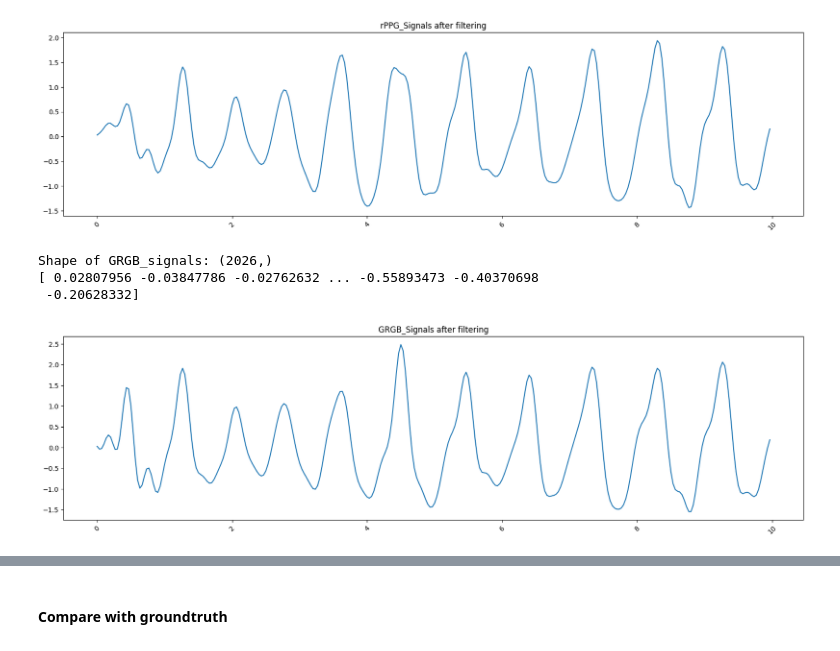
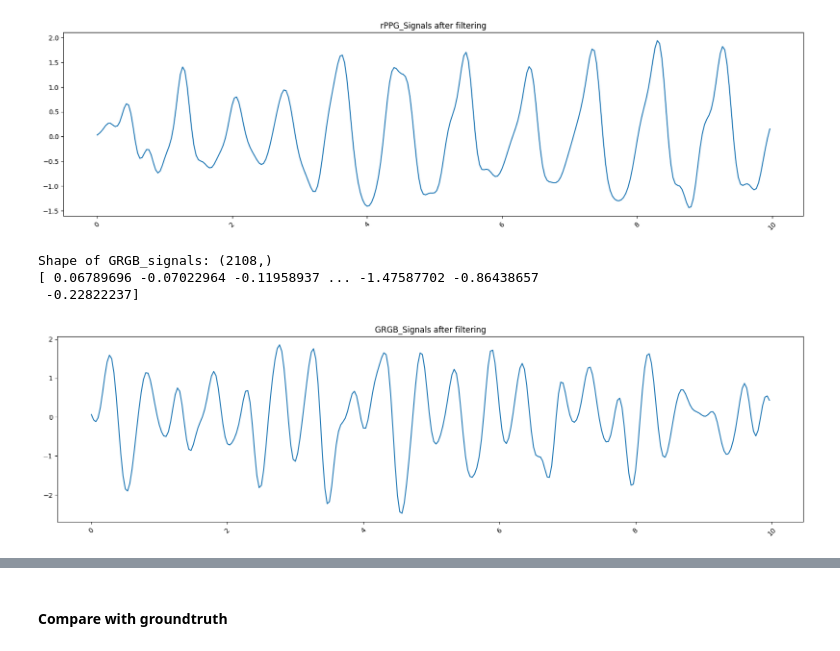
Before and after one commit to Ren1100/remote-PPG, a Jupyter notebook: test.ipynb, the cells around one changed output, grey strips where cells are left out. Saved outputs shown, nothing was run; the diff lists cells and outputs as text; code cells hidden in the pictures.

```diff
--- a/test.ipynb
+++ b/test.ipynb
@@ -59,6 +59,9 @@ n_skinpixels = 0
 # Initialize MediaPipe Face Mesh (set static_image_mode to False for video processing)
 mp_face_mesh = mp.solutions.face_mesh
 face_mesh = mp_face_mesh.FaceMesh(static_image_mode=False, max_num_faces=1, refine_landmarks=True)
+
+f_cnt = 0
+i_cnt = idx_frame_start
 
 # Load images (assuming png_list is already defined)
 while i_cnt >= idx_frame_start and i_cnt <= idx_frame_end:
@@ -127,10 +130,10 @@ while i_cnt >= idx_frame_start and i_cnt <= idx_frame_end:
             mean_b = np.sum(masked_face[:, :, 0]) / n_facepixels
 
             if f_cnt == 0:
-                mean_rgb = np.array([mean_r, mean_g, mean_b])
-                print(mean_rgb)
+                mean_rgb_mp = np.array([mean_r, mean_g, mean_b])
+                print(mean_rgb_mp)
             else:
-                mean_rgb = np.vstack((mean_rgb, np.array([mean_r, mean_g, mean_b])))
+                mean_rgb_mp = np.vstack((mean_rgb_mp, np.array([mean_r, mean_g, mean_b])))
 
     # Increment frame counters
     # break
@@ -576,10 +811,10 @@ for t in range (0, mean_rgb.shape[0] - l):
 # %% [markdown]
 #### GRGB
 # %%
-R = mean_rgb[:, 0]
-G = mean_rgb[:, 1]
-B = mean_rgb[:, 2]
+R = mean_rgb_mp[:, 0]
+G = mean_rgb_mp[:, 1]
+B = mean_rgb_mp[:, 2]
 
-GRGB_signal = (G/R) + (G/B)
+GRGB_signal_mp = (G/R) + (G/B)
 
 # GRGB_signal.shape
@@ -635,12 +876,12 @@ Shape of rPPG_signals: (2026,)
 from matplotlib.ticker import MaxNLocator
 
 
-GRGB_signal = (GRGB_signal-np.mean(GRGB_signal))/np.std(GRGB_signal)
+GRGB_signal_mp = (GRGB_signal_mp-np.mean(GRGB_signal_mp))/np.std(GRGB_signal_mp)
 
-print(f"Shape of GRGB_signals: {GRGB_signal.shape}")
+print(f"Shape of GRGB_signals: {GRGB_signal_mp.shape}")
 plt.figure(figsize=(20,5))
 # plt.plot(formatted_times, GRGB_signal)
-plt.plot(video_durations[:300], GRGB_signal[:300])
+plt.plot(video_durations[:300], GRGB_signal_mp[:300])
 
 plt.gca().xaxis.set_major_locator(MaxNLocator(integer=True, nbins=10))  # Set the number of x-ticks to 10
 plt.xticks(rotation=45)  # Rotate labels for better readability
@@ -681,26 +922,26 @@ Shape of rPPG_signals: (2026,)
 # %%
 from scipy import signal
 
 lowcut = 0.65
 highcut = 4
 
 b, a = signal.butter(6, [lowcut, highcut], btype='bandpass', fs=fps)
-GRGB_filtered = signal.filtfilt(b, a, GRGB_signal)
+GRGB_filtered_mp = signal.filtfilt(b, a, GRGB_signal_mp)
 
 #standardization
-GRGB_filtered = (GRGB_filtered-np.mean(GRGB_filtered))/np.std(GRGB_filtered)
+GRGB_filtered_mp = (GRGB_filtered_mp-np.mean(GRGB_filtered_mp))/np.std(GRGB_filtered_mp)
 
-print(f"Shape of GRGB_signals: {GRGB_filtered.shape}")
-print(GRGB_filtered)
+print(f"Shape of GRGB_signals: {GRGB_filtered_mp.shape}")
+print(GRGB_filtered_mp)
 plt.figure(figsize=(20,5))
-plt.plot(video_durations[:300], GRGB_filtered[:300])
+plt.plot(video_durations[:300], GRGB_filtered_mp[:300])
 # plt.plot(GRGB_filtered)
 plt.gca().xaxis.set_major_locator(MaxNLocator(integer=True, nbins=10))  # Set the number of x-ticks to 10
 plt.xticks(rotation=45)  # Rotate labels for better readability
 plt.title(f"GRGB_Signals after filtering")
 plt.show()
 # %% [output]
-Shape of GRGB_signals: (2026,)
-[ 0.02807956 -0.03847786 -0.02762632 ... -0.55893473 -0.40370698
- -0.20628332]
+Shape of GRGB_signals: (2108,)
+[ 0.06789696 -0.07022964 -0.11958937 ... -1.47587702 -0.86438657
+ -0.22822237]
-[figure, old version]
+[figure, new version]
```
Also changed, not shown: parts of 34 cells of this notebook, 1 other file.
